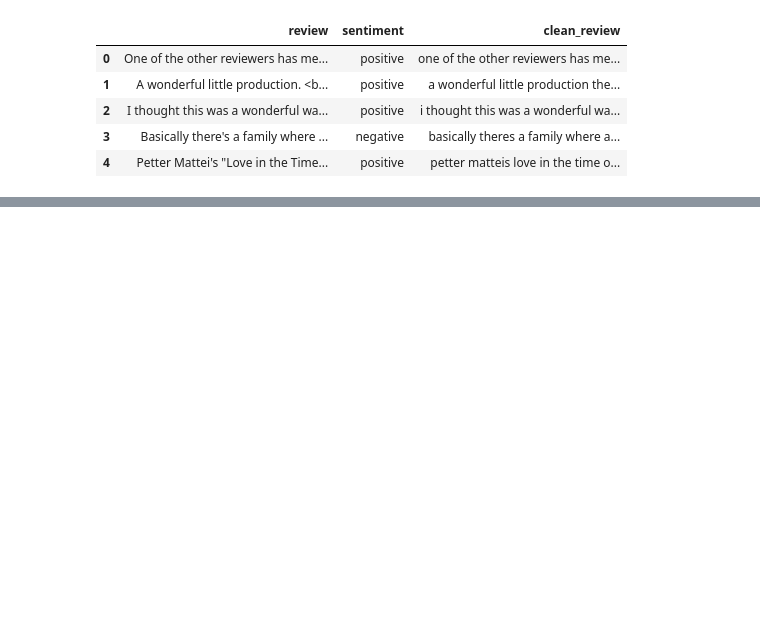
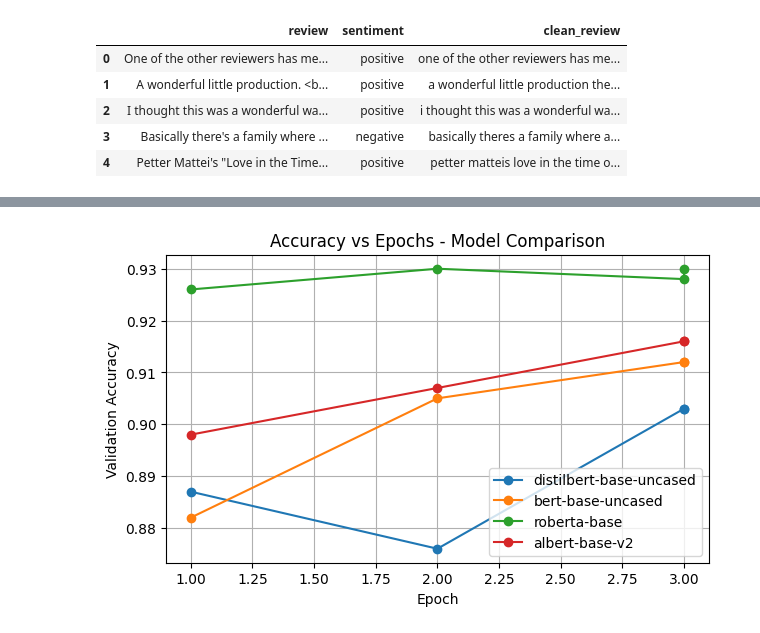
Before and after one commit to jxxsheng/SC4001-NEURAL-NETWORK-AND-DEEP-LEARNING, a Jupyter notebook: Assignment 2/project2.ipynb, the cells around one changed output, grey strips where cells are left out. Saved outputs shown, nothing was run; the diff lists cells and outputs as text; code cells hidden in the pictures; blank space fills up the shorter version.

```diff
--- a/Assignment 2/project2.ipynb
+++ b/Assignment 2/project2.ipynb
@@ -320,0 +359,17 @@ You should probably TRAIN this model on a down-stream task to be able to use it
+# %%
+accuracy = evaluate.load("accuracy")
+f1 = evaluate.load("f1")
+
+def compute_metrics(eval_pred):
+    logits, labels = eval_pred
+    preds = np.argmax(logits, axis=-1)
+    acc = accuracy.compute(predictions=preds, references=labels)
+    f1_score = f1.compute(predictions=preds, references=labels, average="macro")
+    return {"accuracy": acc["accuracy"], "f1": f1_score["f1"]}
+
+models_to_compare = [
+    "distilbert-base-uncased",
+    "bert-base-uncased",
+    "roberta-base",
+    "albert-base-v2",
+]
@@ -321 +463,15 @@ You should probably TRAIN this model on a down-stream task to be able to use it
+# %%
+plt.figure(figsize=(7,4))
+for model_ckpt, logs in training_logs.items():
+    eval_logs = logs[logs["epoch"].notnull() & logs["eval_accuracy"].notnull()]
+    plt.plot(eval_logs["epoch"], eval_logs["eval_accuracy"], marker="o", label=model_ckpt)
+
+plt.xlabel("Epoch")
+plt.ylabel("Validation Accuracy")
+plt.title("Accuracy vs Epochs - Model Comparison")
+plt.legend()
+plt.grid(True)
+plt.show()
+# %% [output]
+[figure, added]
 # %%
```
Also changed, not shown: parts of 18 cells of this notebook, 31 other files.
